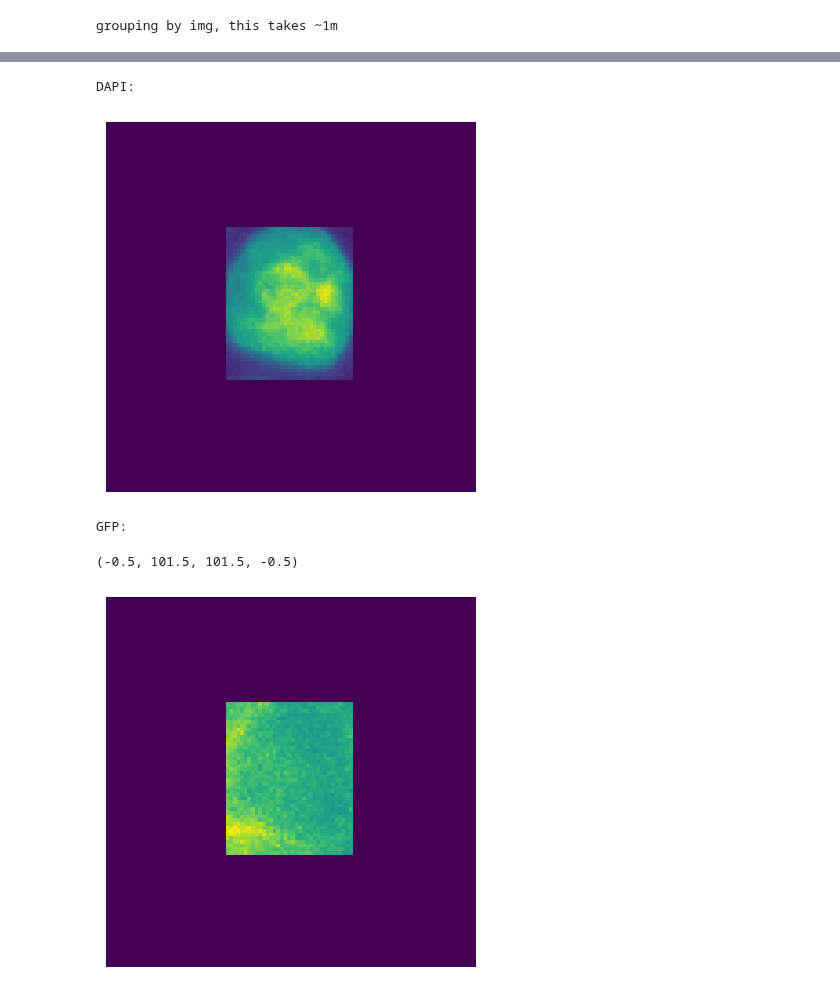
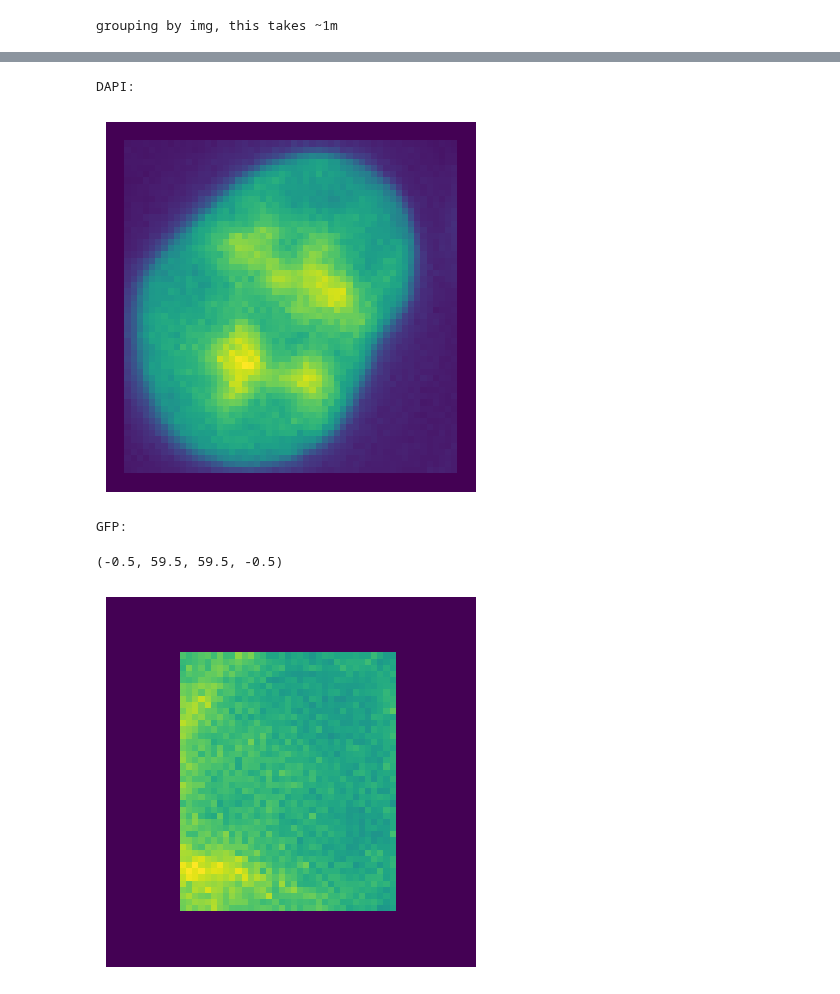
Before and after one commit to njwfish/DistributionEmbeddings, a Jupyter notebook: notebooks/ops_dataloader.ipynb, the cells around one changed output, grey strips where cells are left out. Cells and saved outputs as stored; diff of their text form; code cells hidden in the pictures.

```diff
--- a/notebooks/ops_dataloader.ipynb
+++ b/notebooks/ops_dataloader.ipynb
@@ -133,14 +300,14 @@ number of nontargeting:  769
 # %%
 print('DAPI:')
-plt.imshow(cd['CCNT1'][5][0, :, :])
+plt.imshow(cd['CCNT1'][0][0, :, :])
 plt.axis('off')
 plt.show()
 print('GFP:')
 plt.imshow(cd['CCNT1'][5][1, :, :])
 plt.axis('off')
 # %% [output]
 DAPI:
-[figure, old version]
+[figure, new version]
 GFP:
-(-0.5, 101.5, 101.5, -0.5)
+(-0.5, 59.5, 59.5, -0.5)
-[figure, old version]
+[figure, new version]
```
Also changed, not shown: parts of 7 cells of this notebook.
